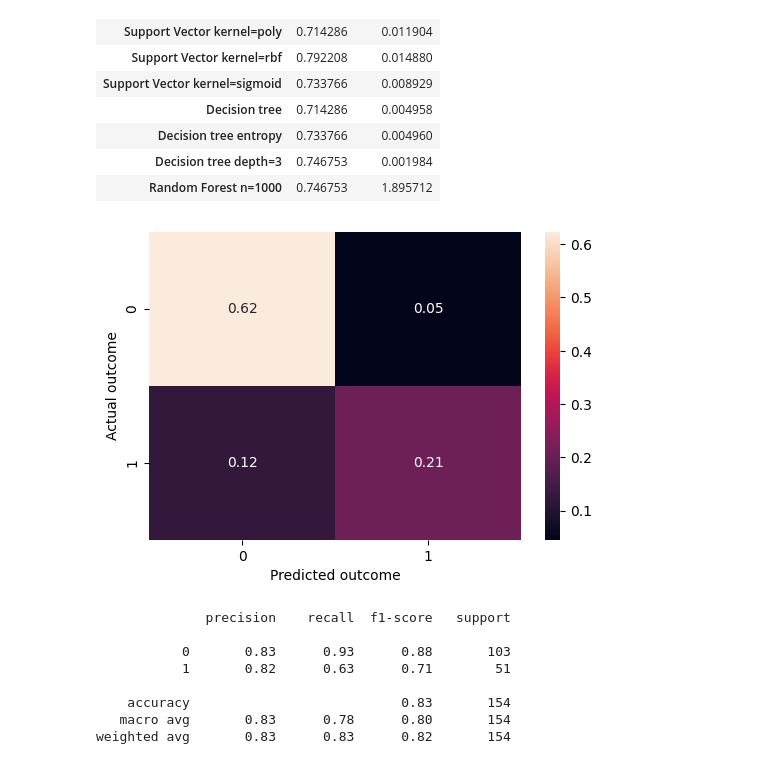
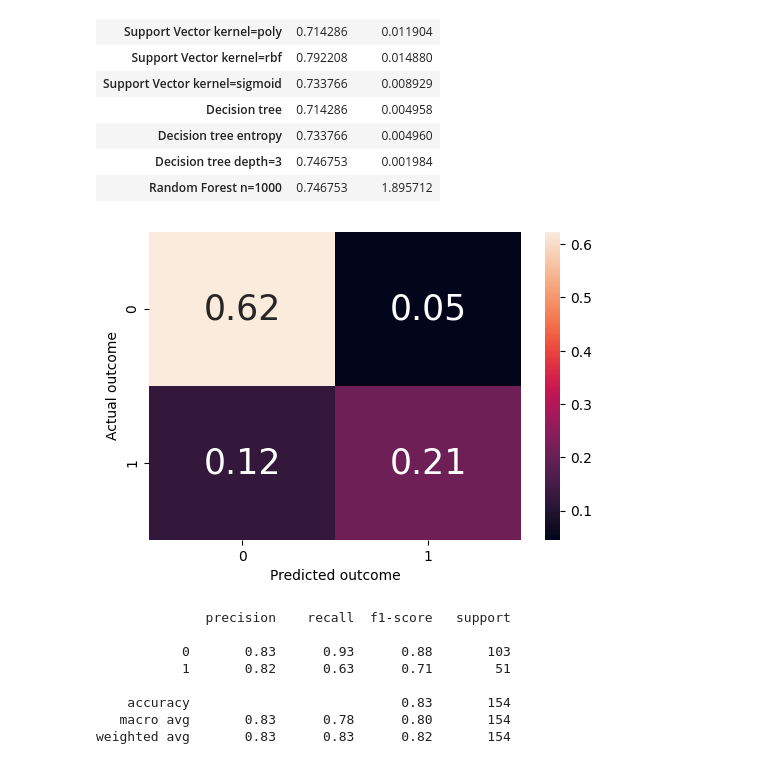
Before and after one commit to aferguson15235/assignments_aferg, a Jupyter notebook: diabetes.ipynb, the cells around one changed output. Drawn from its saved outputs; the diff is of its cells as text; code cells hidden in the pictures.

Commit message:
consistency in confusion matrix text size

```diff
--- a/diabetes.ipynb
+++ b/diabetes.ipynb
@@ -373,13 +373,13 @@ acc_db
 # %%
 # confusion matrix for best logistic regression model
 conf_mat_knn = confusion_matrix(y_test, y_pred_knn)
 fig, ax = plt.subplots(figsize=(6,4))
-sns.heatmap(conf_mat_knn/np.sum(conf_mat_knn), annot=True, fmt='.2f')
+sns.heatmap(conf_mat_knn/np.sum(conf_mat_knn), annot=True, fmt='.2f', annot_kws = {'size':25})
 ax.set_ylabel("Actual outcome")
 ax.set_xlabel("Predicted outcome")
 plt.savefig("diabetes_plots/confusion_matrix_knn.png")
 # %% [output]
-[figure, old version]
+[figure, new version]
 # %%
 print(classification_report(y_test, y_pred_knn))
 # %% [output]
```
Also changed, not shown: 1 other file.
